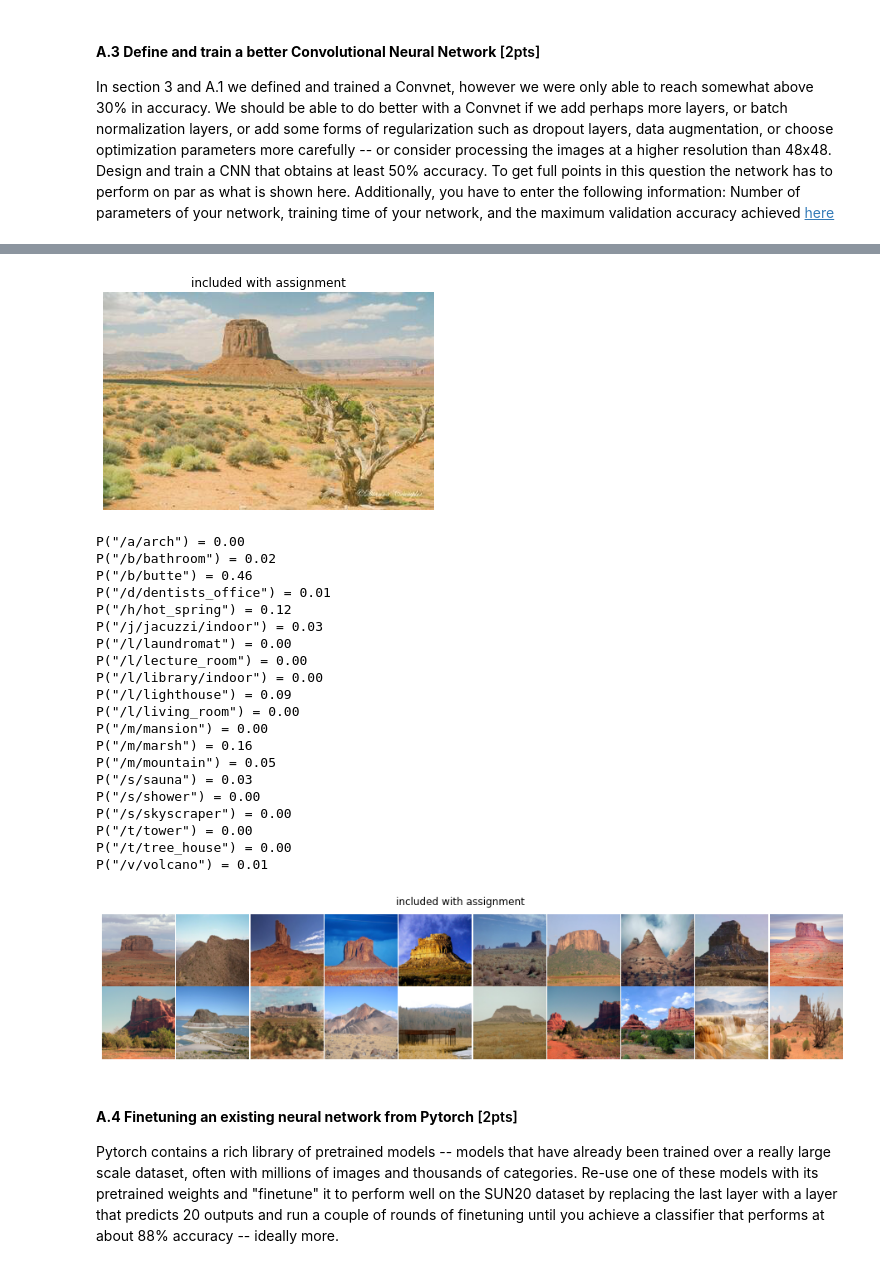
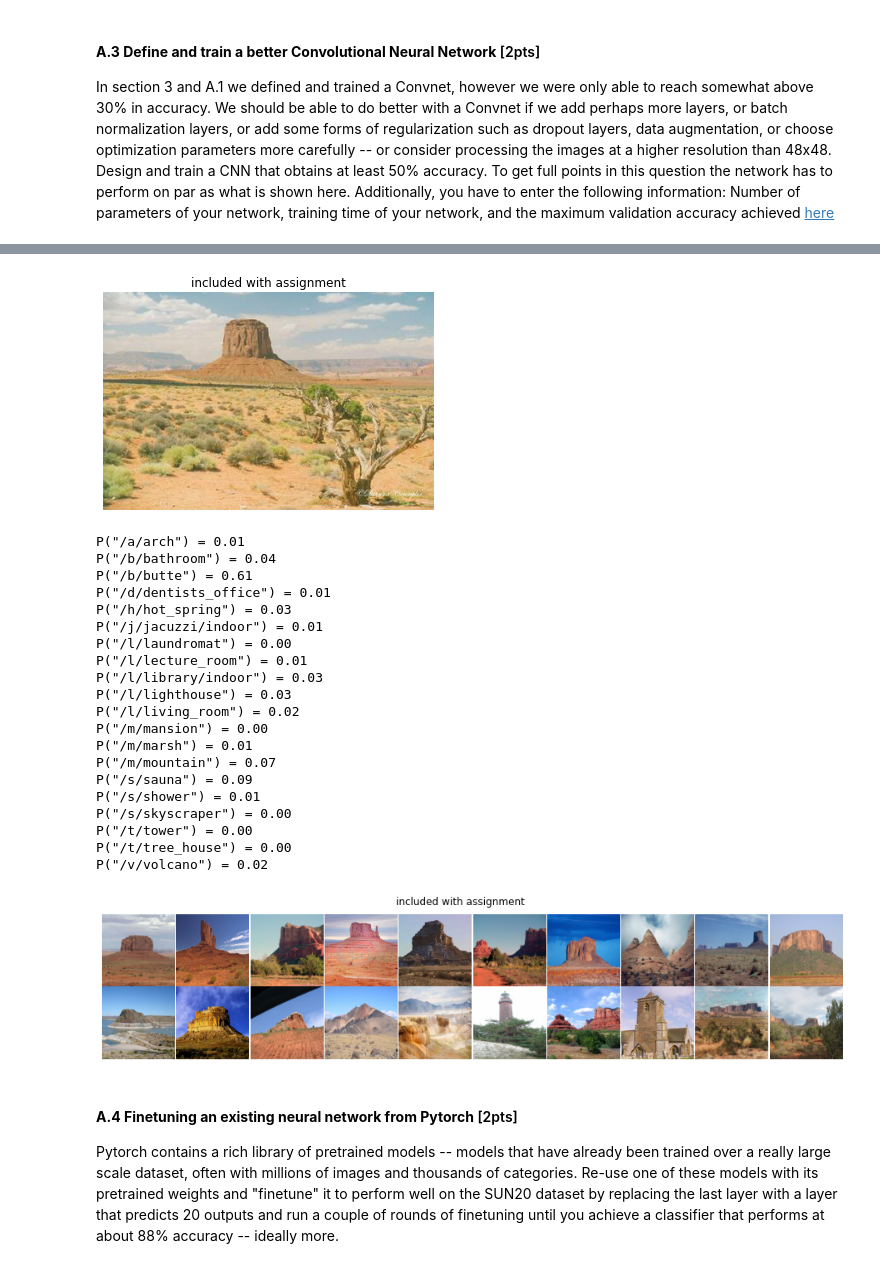
Before and after one commit to KBLin1996/Comp646-DL_for_Vision_and_Language, a Jupyter notebook: Assignment1_image_classification_and_CNN.ipynb, the cells around one changed output, grey strips where cells are left out. Cells and saved outputs as stored; diff of their text form; code cells hidden in the pictures.

```diff
--- a/Assignment1_image_classification_and_CNN.ipynb
+++ b/Assignment1_image_classification_and_CNN.ipynb
@@ -814,12 +853,13 @@ plt.grid(False); plt.axis('off'); plt.show()
 
 
 # Select a random validation data
-transform = transforms.Compose([transforms.Resize((224, 224)),
+transform = transforms.Compose([transforms.Resize((320, 320)),
                                 transforms.ToTensor()])
 
+model.eval()
 valSet = SUN20(split = 'val', transform = transform)
 img, label = valSet[image_index]  # Returns image and label.
-img = img.cuda() # add this line
+#img = img.cuda() # add this line
 img = img[np.newaxis, :]
 
 
@@ -832,26 +872,26 @@ for i in range(0, len(valSet.categories)):
   print('P("{0}") = {1:.2f}'.format(category, score))
 # %% [output]
 [figure]
-P("/a/arch") = 0.00
-P("/b/bathroom") = 0.02
-P("/b/butte") = 0.46
+P("/a/arch") = 0.01
+P("/b/bathroom") = 0.04
+P("/b/butte") = 0.61
 P("/d/dentists_office") = 0.01
-P("/h/hot_spring") = 0.12
-P("/j/jacuzzi/indoor") = 0.03
+P("/h/hot_spring") = 0.03
+P("/j/jacuzzi/indoor") = 0.01
 P("/l/laundromat") = 0.00
-P("/l/lecture_room") = 0.00
-P("/l/library/indoor") = 0.00
-P("/l/lighthouse") = 0.09
-P("/l/living_room") = 0.00
+P("/l/lecture_room") = 0.01
+P("/l/library/indoor") = 0.03
+P("/l/lighthouse") = 0.03
+P("/l/living_room") = 0.02
 P("/m/mansion") = 0.00
-P("/m/marsh") = 0.16
-P("/m/mountain") = 0.05
-P("/s/sauna") = 0.03
-P("/s/shower") = 0.00
+P("/m/marsh") = 0.01
+P("/m/mountain") = 0.07
+P("/s/sauna") = 0.09
+P("/s/shower") = 0.01
 P("/s/skyscraper") = 0.00
 P("/t/tower") = 0.00
 P("/t/tree_house") = 0.00
-P("/v/volcano") = 0.01
+P("/v/volcano") = 0.02
 # %%
 # Showing here the images in the validation set with the largest predicted scores for /b/butte
 # Your code goes here.
@@ -864,16 +904,17 @@ import numpy as np
 model.load_state_dict(torch.load('best_model_so_far.pth'))
 
 # Select a random validation data
-transform = transforms.Compose([transforms.Resize((224, 224)),
+transform = transforms.Compose([transforms.Resize((320, 320)),
                                 transforms.ToTensor()])
 
 # Get the index and prediction and store it into idx_prediction_dict
 idx_prediction_dict = dict()
 
+model.eval()
 valSet = SUN20(split = 'val', transform = transform)
 for i in range(len(valSet)):
   img, label = valSet[i]  # Returns image and label.
-  img = img.cuda() # add this line
+  #img = img.cuda() # add this line
   img = img[np.newaxis, :]
 
   # Compute some predictions using the model.
@@ -881,34 +922,34 @@ for i in range(len(valSet)):
   idx_prediction_dict[i] = predictions[0, 2].item()
 
 idx_prediction_dict = dict(sorted(idx_prediction_dict.items(), key=lambda kv: kv[1], reverse=True))
 
 
 import matplotlib
 import matplotlib.pyplot as plt
 import matplotlib.image as image
 
 cnt = 0
 valSet = SUN20(split = 'val')
 plt.figure(figsize=(16, 16))
 for idx in idx_prediction_dict.keys():
   if cnt == 20:
     break
 
   img, label = valSet[idx]
   img = img.resize((1024, 1024))
 
   plt.subplot(2, 10, cnt+1)
   plt.grid(False)
   plt.axis('off')
 
   plt.imshow(img)
   cnt += 1
 
 plt.suptitle("included with assignment", y=0.295)
 plt.subplots_adjust(top=0.277, wspace=0, hspace=0)
 plt.show()
 # %% [output]
-[figure, old version]
+[figure, new version]
 # %% [markdown]
 #### **A.4 Finetuning an existing neural network from Pytorch** [2pts]
 Pytorch contains a rich library of pretrained models -- models that have already been trained over a really large scale dataset, often with millions of images and thousands of categories. Re-use one of these models with its pretrained weights and "finetune" it to perform well on the SUN20 dataset by replacing the last layer with a layer that predicts 20 outputs and run a couple of rounds of finetuning until you achieve a classifier that performs at about 88% accuracy -- ideally more.
```
Also changed, not shown: parts of 3 cells of this notebook.
